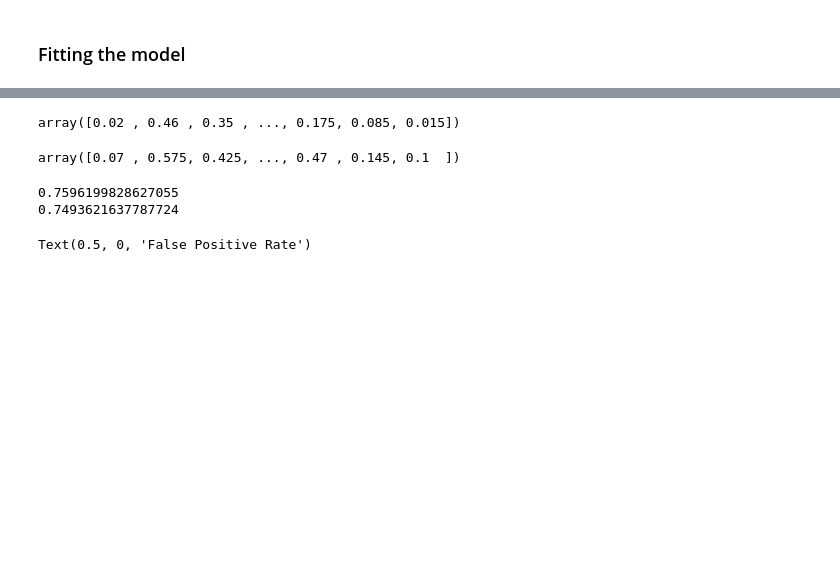
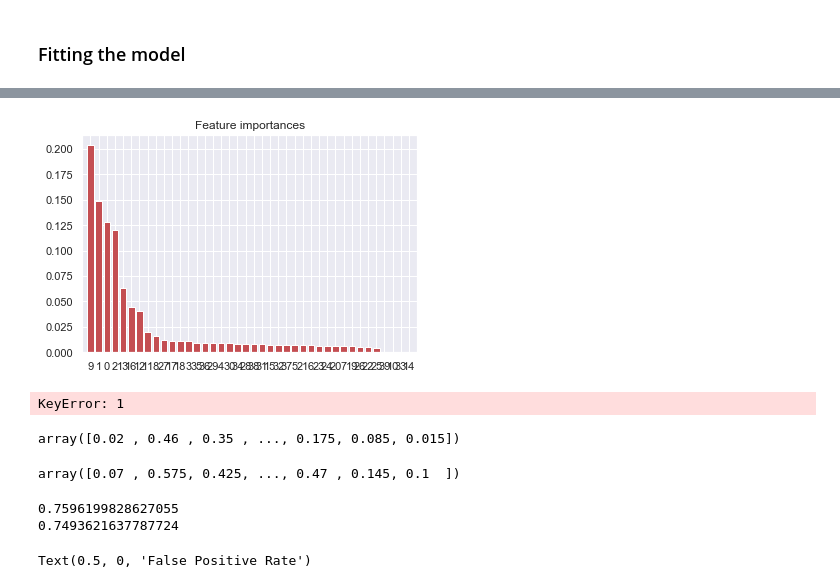
Before and after one commit to vpl19/ML_HDA_project, a Jupyter notebook: ML_Notebbok2.ipynb, the cells around one changed output, grey strips where cells are left out. Saved outputs shown, nothing was run; the diff lists cells and outputs as text; code cells hidden in the pictures; blank space fills up the shorter version.

```diff
--- a/ML_Notebbok2.ipynb
+++ b/ML_Notebbok2.ipynb
@@ -750,28 +750,28 @@ array([False, False, False, ..., False, False, False])
 ### Fitting the model
 # %%
 
-clf = RandomForestClassifier(n_estimators=200, random_state=0)
+clf = RandomForestClassifier(n_estimators=1000, random_state=0,  min_samples_split= 8,max_depth= 30, min_samples_leaf= 1  )
 clf.fit(X_train, y_train)
 predictions = clf.predict(X_test)
 # %%
 # https://scikit-learn.org/stable/auto_examples/ensemble/plot_forest_importances.html
 
 importances = clf.feature_importances_
-std = np.std([tree.feature_importances_ for tree in forest.estimators_],
+std = np.std([clf.feature_importances_ for tree in clf.estimators_],
              axis=0)
 indices = np.argsort(importances)[::-1]
 
 # Print the feature ranking
 print("Feature ranking:")
 
-for f in range(X.shape[1]):
+for f in range(X_train.shape[1]):
     print("%d. feature %d (%f)" % (f + 1, indices[f], importances[indices[f]]))
 
 # Plot the feature importances of the forest
 plt.figure()
 plt.title("Feature importances")
-plt.bar(range(X.shape[1]), importances[indices],
+plt.bar(range(X_train[1]), importances[indices],
        color="r", yerr=std[indices], align="center")
-plt.xticks(range(X.shape[1]), indices)
-plt.xlim([-1, X.shape[1]])
+plt.xticks(range(X_train.shape[1]), indices)
+plt.xlim([-1, X_train.shape[1]])
 plt.show()
@@ -778 +797,19 @@ plt.show()
+# %%
+import matplotlib.pyplot as plt
+#for f in range(X_train.shape[1]):
+ #   print("%d. feature %d (%f)" % (f + 1, indices[f], importances[indices[f]]))
+#
+# Plot the feature importances of the forest
+plt.figure()
+plt.title("Feature importances")
+plt.bar(range(X_train.shape[1]), importances[indices],color="r", yerr=std[indices])
+plt.xticks(range(X_train.shape[1]), indices)
+plt.xlim([-1, X_train.shape[1]])
+plt.show()
+# %% [output]
+[figure, added]
+# %%
+X_train[1]
+# %% [output]
+KeyError: 1
 # %%
```
Also changed, not shown: parts of 18 cells of this notebook.
